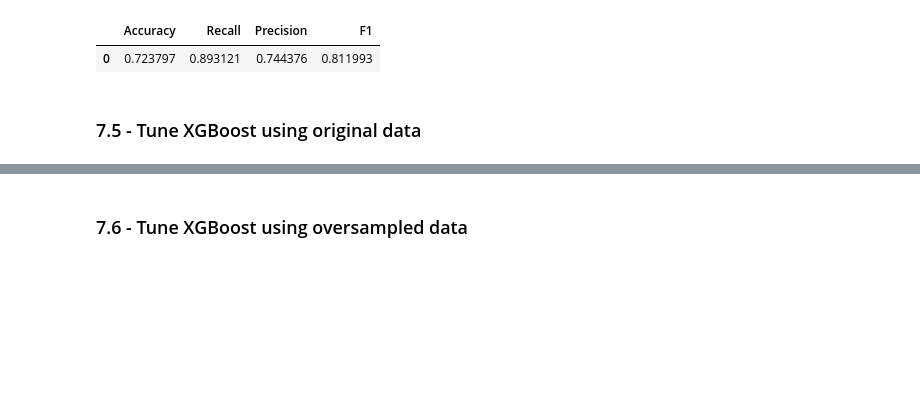
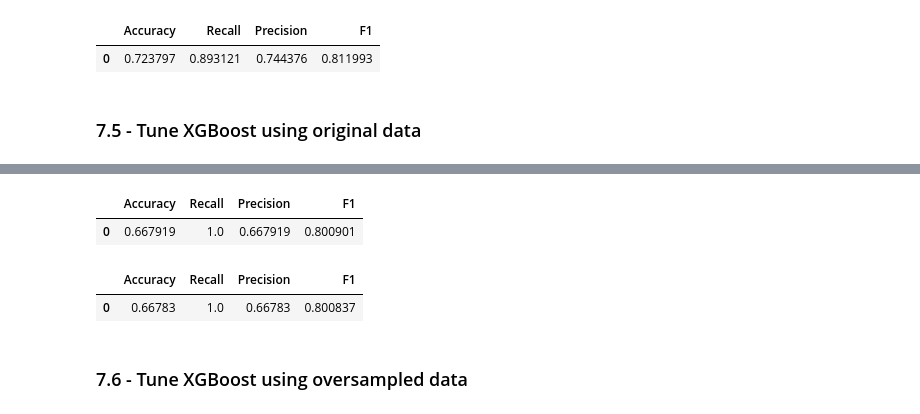
Before and after one commit to RashmiJK/PGP-AIML-EasyVisa-AML, a Jupyter notebook: easyvisa_modeling.ipynb, the cells around one changed output, grey strips where cells are left out. Drawn from its saved outputs; the diff is of its cells as text; code cells hidden in the pictures; blank space fills up the shorter version.

```diff
--- a/easyvisa_modeling.ipynb
+++ b/easyvisa_modeling.ipynb
@@ -1615,0 +1649,13 @@ gbm_val_perf_sm
+# %%
+## Set the best parameters as output in the previous cell
+xgb_o = XGBClassifier(
+    random_state=1,
+    eval_metric='logloss',
+    subsample=0.7,
+    scale_pos_weight=2,
+    n_estimators=30,
+    learning_rate=0.01,
+    gamma=1,
+)
+
+xgb_o.fit(X_train, y_train)
@@ -1616,3 +1674,18 @@ gbm_val_perf_sm
+# %%
+xgb_train_perf_o = model_performance_classification_sklearn(
+    xgb_o, X_train, y_train
+)
+xgb_train_perf_o
+# %% [output]
+|  | Accuracy | Recall | Precision | F1 |
+| 0 | 0.667919 | 1.0 | 0.667919 | 0.800901 |
+# %%
+## Check model performance on the validation data.
+xgb_val_perf_o = model_performance_classification_sklearn(xgb_o, X_val, y_val)
+xgb_val_perf_o
+# %% [output]
+|  | Accuracy | Recall | Precision | F1 |
+| 0 | 0.66783 | 1.0 | 0.66783 | 0.800837 |
 # %% [markdown]
 ### 7.6 - Tune XGBoost using oversampled data
 # %%
```
Also changed, not shown: parts of 14 cells of this notebook.
